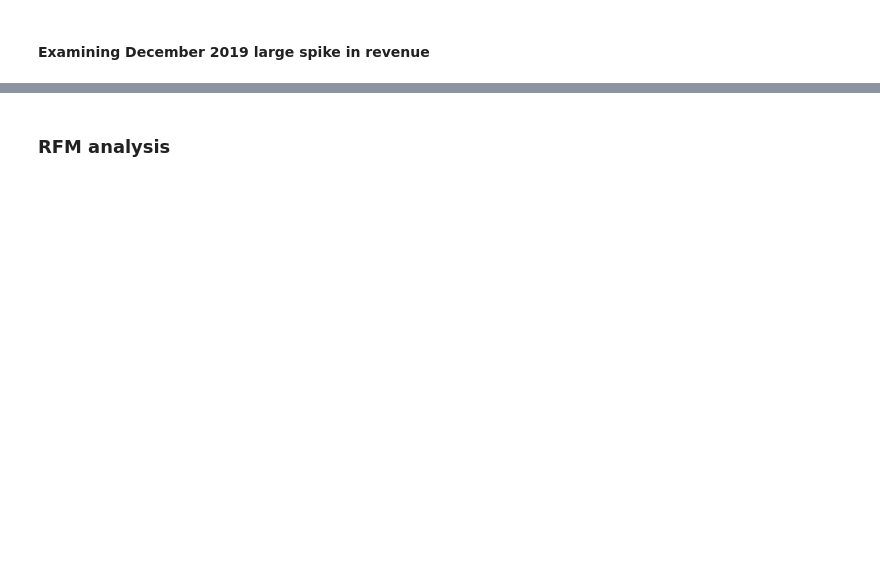
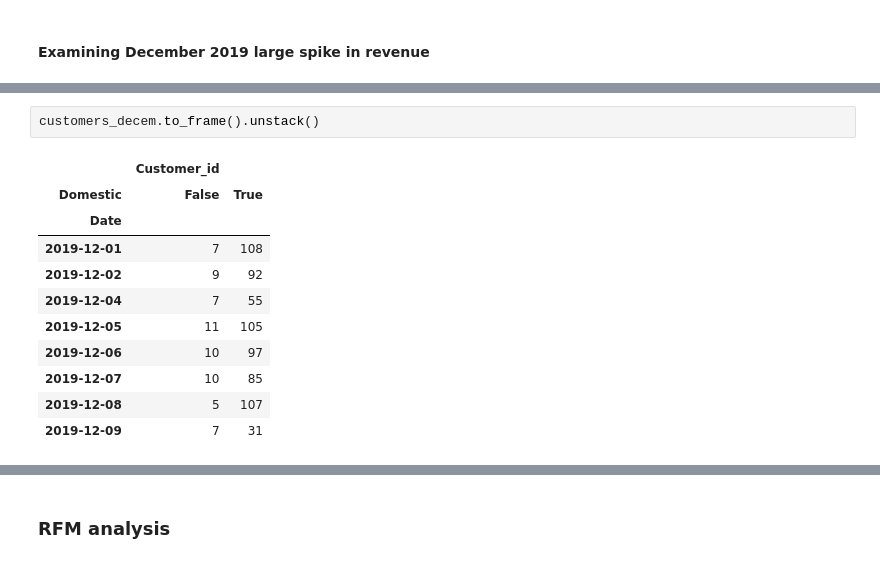
Before and after one commit to SyNikolai/EcommerceAnalytics, a Jupyter notebook: ecommerce.ipynb, the cells around one changed output, grey strips where cells are left out. Saved outputs shown, nothing was run; the diff lists cells and outputs as text; blank space fills up the shorter version.

```diff
--- a/ecommerce.ipynb
+++ b/ecommerce.ipynb
@@ -523,0 +557,14 @@ december = df[df["Month"]==12]
+# %%
+customers_decem.to_frame().unstack()
+# %% [output]
+|  | Customer_id |  |
+| Domestic | False | True |
+| Date |  |  |
+| 2019-12-01 | 7 | 108 |
+| 2019-12-02 | 9 | 92 |
+| 2019-12-04 | 7 | 55 |
+| 2019-12-05 | 11 | 105 |
+| 2019-12-06 | 10 | 97 |
+| 2019-12-07 | 10 | 85 |
+| 2019-12-08 | 5 | 107 |
+| 2019-12-09 | 7 | 31 |
```
Also changed, not shown: parts of 9 cells of this notebook.
